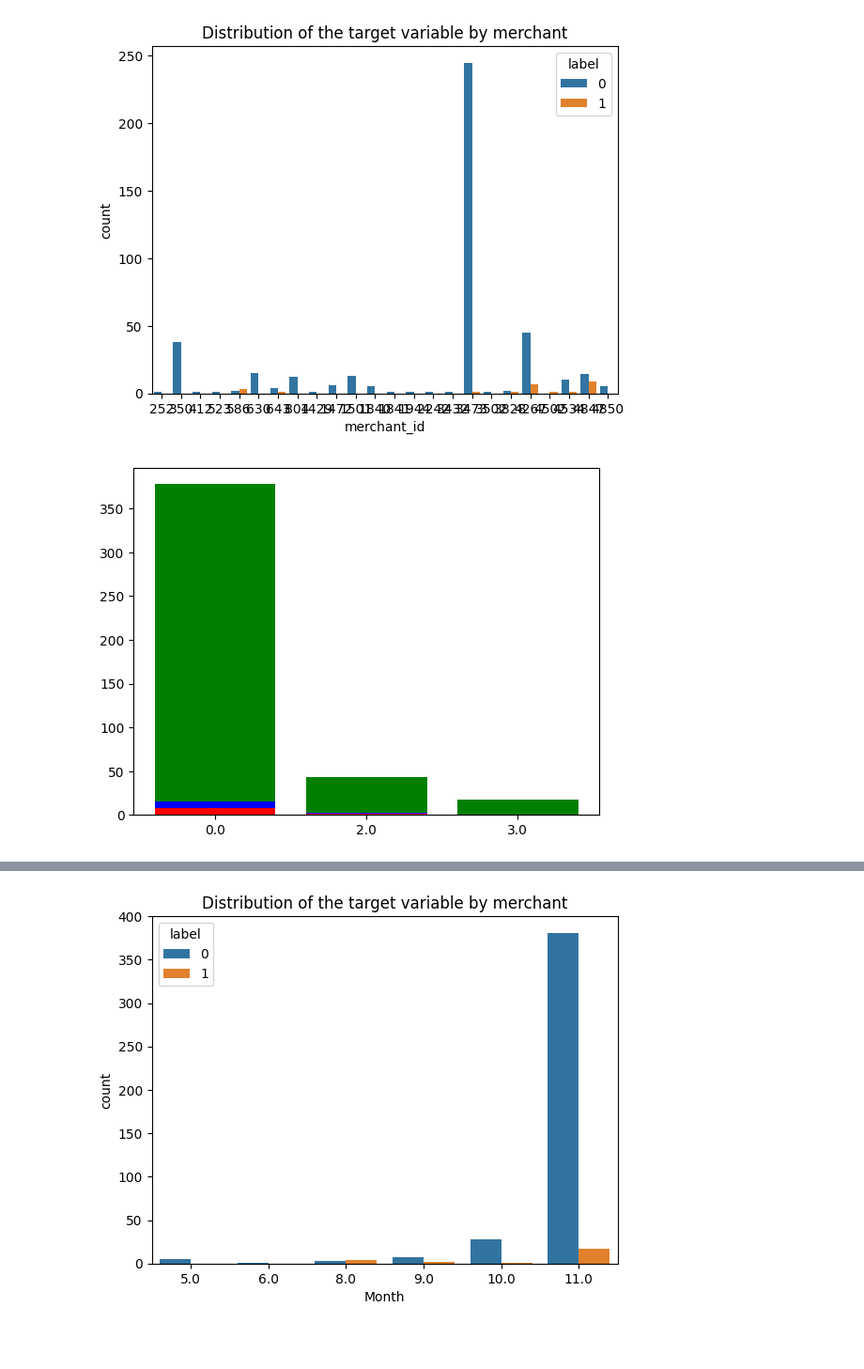
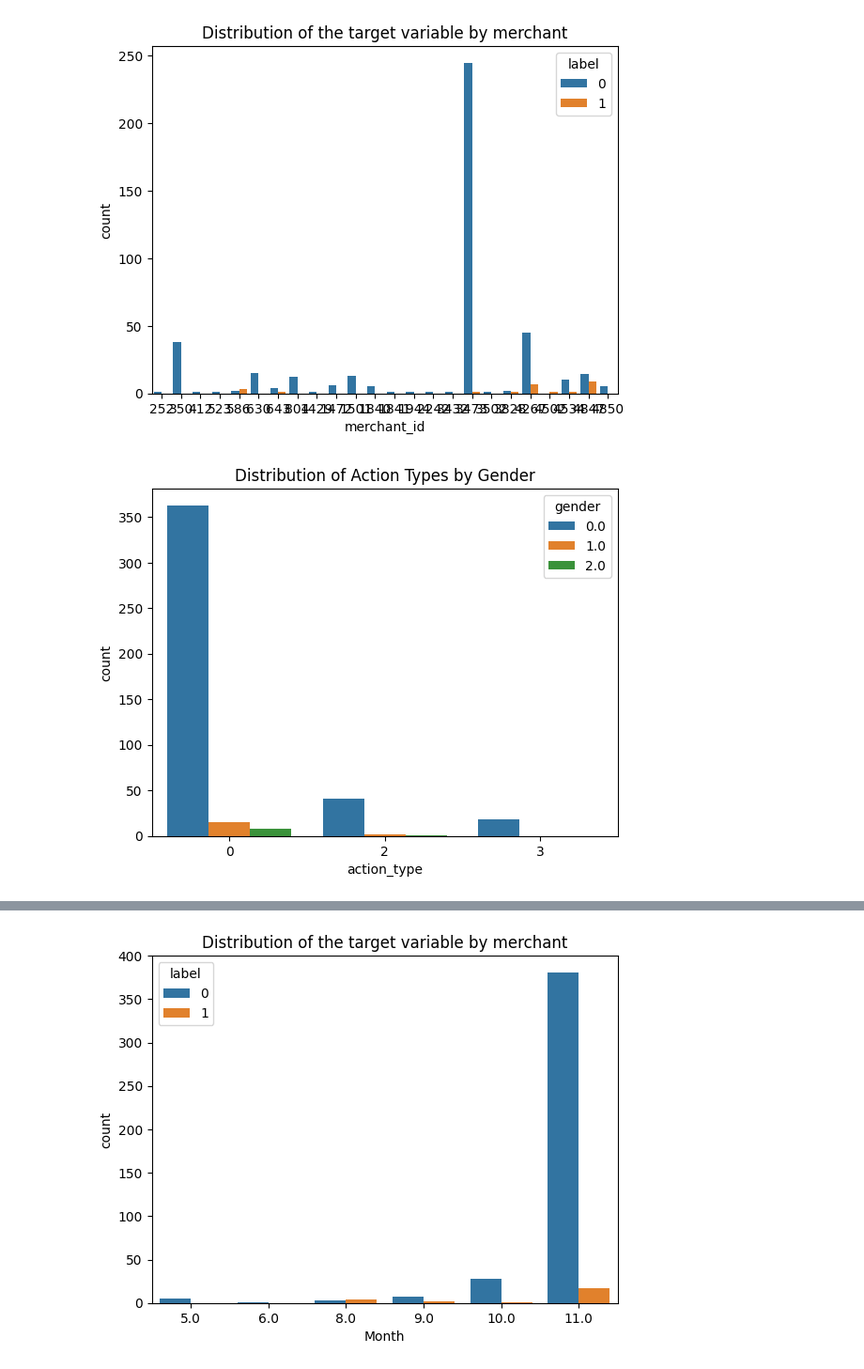
Before and after one commit to PR-2023/CECS550, a Jupyter notebook: dataViz.ipynb, the cells around one changed output, grey strips where cells are left out. Shown at 94% size. Drawn from its saved outputs; the diff is of its cells as text; code cells hidden in the pictures; blank space fills up the shorter version.

```diff
--- a/dataViz.ipynb
+++ b/dataViz.ipynb
@@ -354,40 +354,40 @@ plt.show()
 # %% [output]
 [figure]
 # %%
-# sns.countplot(x='action_type', hue='gender', data=data)
-# plt.title('Distribution of Action Types by Gender')
+sns.countplot(x='action_type', hue='gender', data=data)
+plt.title('Distribution of Action Types by Gender')
+plt.show()
+
+# x = ['0.0', '2.0', '3.0']
+# dm = data.groupby(['action_type','gender']).size().reset_index(name='frequency')
+# dm
+# first_li = [ele for idx, ele in enumerate(list(dm['frequency'])) if dm['gender'][idx]  == 0]
+# second_li = [ele for idx, ele in enumerate(list(dm['frequency'])) if dm['gender'][idx]  == 1]
+# third_li = [ele for idx, ele in enumerate(list(dm['frequency'])) if dm['gender'][idx] == 2]
+
+# n = max(len(first_li), len(second_li), len(third_li))
+# listofzeros1 = [0] * n
+# listofzeros2 = [0] * n
+# listofzeros3 = [0] * n
+# # x = [1,2]
+# listofzeros1[:len(first_li)] = first_li
+# listofzeros2[:len(second_li)] = second_li
+# listofzeros3[:len(third_li)] = third_li
+# # fill = [0] * n
+# # second_li = [second_li[:n] + fill[len(second_li):] for second_li in second_li]
+# # third_li = [third_li[:n] + fill[len(third_li):] for third_li in second_li]
+# y1 = np.array(listofzeros1)
+# y2 = np.array(listofzeros2)
+# y3 = np.array(listofzeros3)
+# # print(y1)
+# # print(y2)
+# # print(y3)
+# plt.bar(x, y3, color='r')
+# plt.bar(x, y2, bottom=y3, color='b')
+# plt.bar(x, y1, bottom=y2, color='g')
 # plt.show()
-
-x = ['0.0', '2.0', '3.0']
-dm = data.groupby(['action_type','gender']).size().reset_index(name='frequency')
-dm
-first_li = [ele for idx, ele in enumerate(list(dm['frequency'])) if dm['gender'][idx]  == 0]
-second_li = [ele for idx, ele in enumerate(list(dm['frequency'])) if dm['gender'][idx]  == 1]
-third_li = [ele for idx, ele in enumerate(list(dm['frequency'])) if dm['gender'][idx] == 2]
-
-n = max(len(first_li), len(second_li), len(third_li))
-listofzeros1 = [0] * n
-listofzeros2 = [0] * n
-listofzeros3 = [0] * n
-# x = [1,2]
-listofzeros1[:len(first_li)] = first_li
-listofzeros2[:len(second_li)] = second_li
-listofzeros3[:len(third_li)] = third_li
-# fill = [0] * n
-# second_li = [second_li[:n] + fill[len(second_li):] for second_li in second_li]
-# third_li = [third_li[:n] + fill[len(third_li):] for third_li in second_li]
-y1 = np.array(listofzeros1)
-y2 = np.array(listofzeros2)
-y3 = np.array(listofzeros3)
-# print(y1)
-# print(y2)
-# print(y3)
-plt.bar(x, y3, color='r')
-plt.bar(x, y2, bottom=y3, color='b')
-plt.bar(x, y1, bottom=y2, color='g')
-plt.show()
 # %% [output]
-[figure, old version]
+[figure, new version]
 # %%
 # Plot the distribution of repeat vs. non-repeat buyers by merchant
 # repeat_buyers = train_format[train_format['label'] == 1].groupby('merchant_id')['label'].count().reset_index()
```
Also changed, not shown: parts of 6 cells of this notebook.
